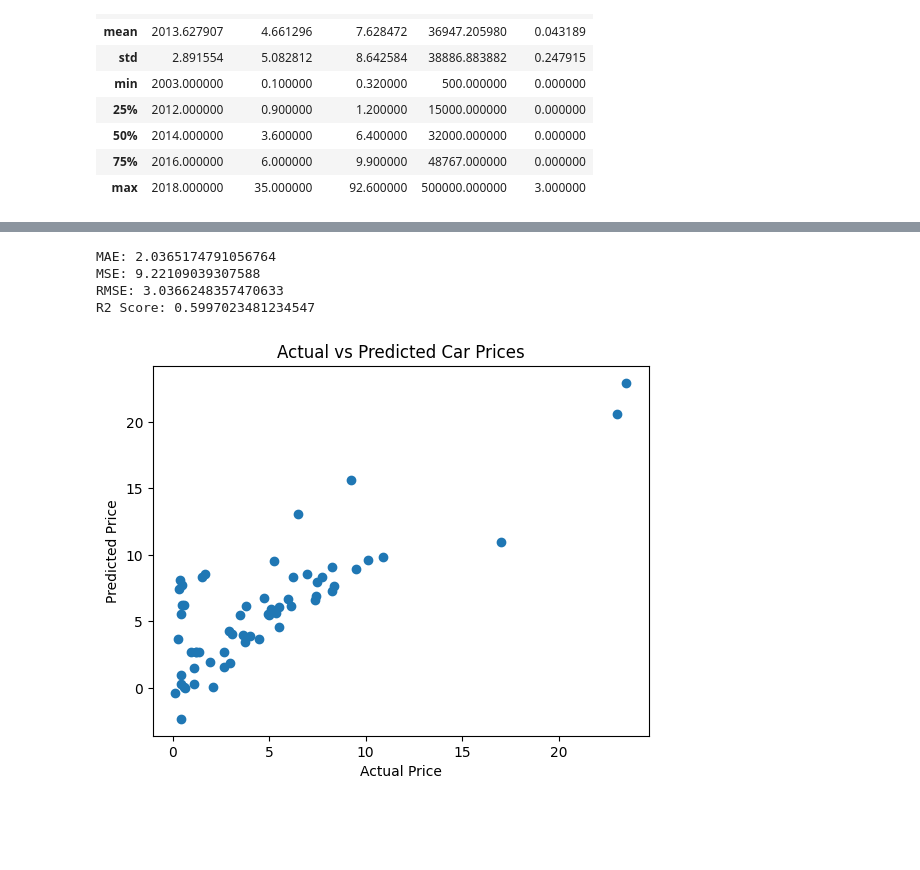
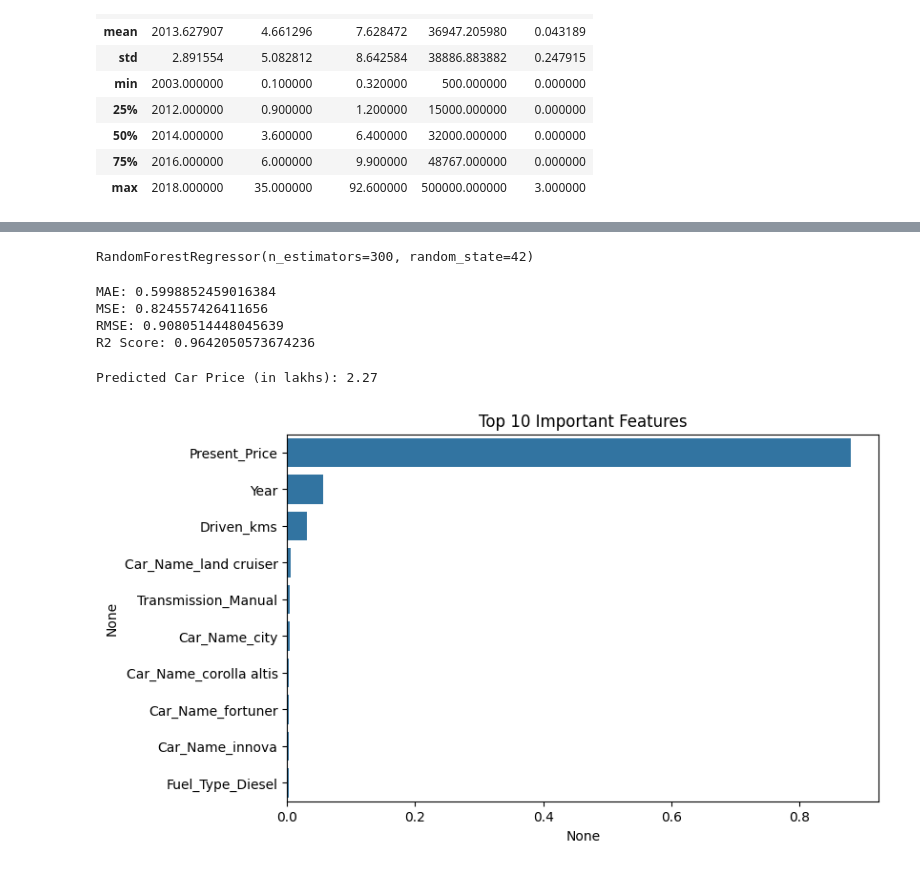
Before and after one commit to SHRAVANI-GURAV22/OIBSIP, a Jupyter notebook: Task 3: Car Price Prediction/Car_Price_Prediction.ipynb, the cells around one changed output, grey strips where cells are left out. Cells and saved outputs as stored; diff of their text form; code cells hidden in the pictures; blank space fills up the shorter version.

```diff
--- a/Task 3: Car Price Prediction/Car_Price_Prediction.ipynb
+++ b/Task 3: Car Price Prediction/Car_Price_Prediction.ipynb
@@ -51,6 +52,8 @@ data = pd.get_dummies(data, drop_first=True)
 # %%
 X = data.drop("Selling_Price", axis=1)
 y = data["Selling_Price"]
+
+feature_names = X.columns
 # %%
 X_train, X_test, y_train, y_test = train_test_split(
     X, y, test_size=0.2, random_state=42
@@ -63,12 +61,21 @@ LinearRegression()
+# %%
+model = RandomForestRegressor(
+    n_estimators=300,
+    random_state=42
+)
+
+model.fit(X_train, y_train)
+# %% [output]
+RandomForestRegressor(n_estimators=300, random_state=42)
 # %%
 y_pred = model.predict(X_test)
+
+print("MAE:", mean_absolute_error(y_test, y_pred))
+print("MSE:", mean_squared_error(y_test, y_pred))
+print("RMSE:", np.sqrt(mean_squared_error(y_test, y_pred)))
+print("R2 Score:", r2_score(y_test, y_pred))
+# %% [output]
+MAE: 0.5998852459016384
+MSE: 0.824557426411656
+RMSE: 0.9080514448045639
+R2 Score: 0.9642050573674236
-# %%
-print("MAE:", mean_absolute_error(y_test, y_pred))
-print("MSE:", mean_squared_error(y_test, y_pred))
-print("RMSE:", np.sqrt(mean_squared_error(y_test, y_pred)))
-print("R2 Score:", r2_score(y_test, y_pred))
-# %% [output]
-MAE: 2.0365174791056764
-MSE: 9.22109039307588
-RMSE: 3.0366248357470633
-R2 Score: 0.5997023481234547
@@ -75,8 +96,15 @@ R2 Score: 0.5997023481234547
+# %%
+predicted_price = model.predict(new_car)
+print("Predicted Car Price (in lakhs):", round(predicted_price[0], 2))
+# %% [output]
+Predicted Car Price (in lakhs): 2.27
 # %%
-plt.scatter(y_test, y_pred)
-plt.xlabel("Actual Price")
-plt.ylabel("Predicted Price")
-plt.title("Actual vs Predicted Car Prices")
+importances = model.feature_importances_
+feature_imp = pd.Series(importances, index=feature_names).sort_values(ascending=False)
+
+plt.figure(figsize=(8,5))
+sns.barplot(x=feature_imp[:10], y=feature_imp.index[:10])
+plt.title("Top 10 Important Features")
 plt.show()
 # %% [output]
-[figure, old version]
+[figure, new version]
```
Also changed, not shown: parts of 4 cells of this notebook.
